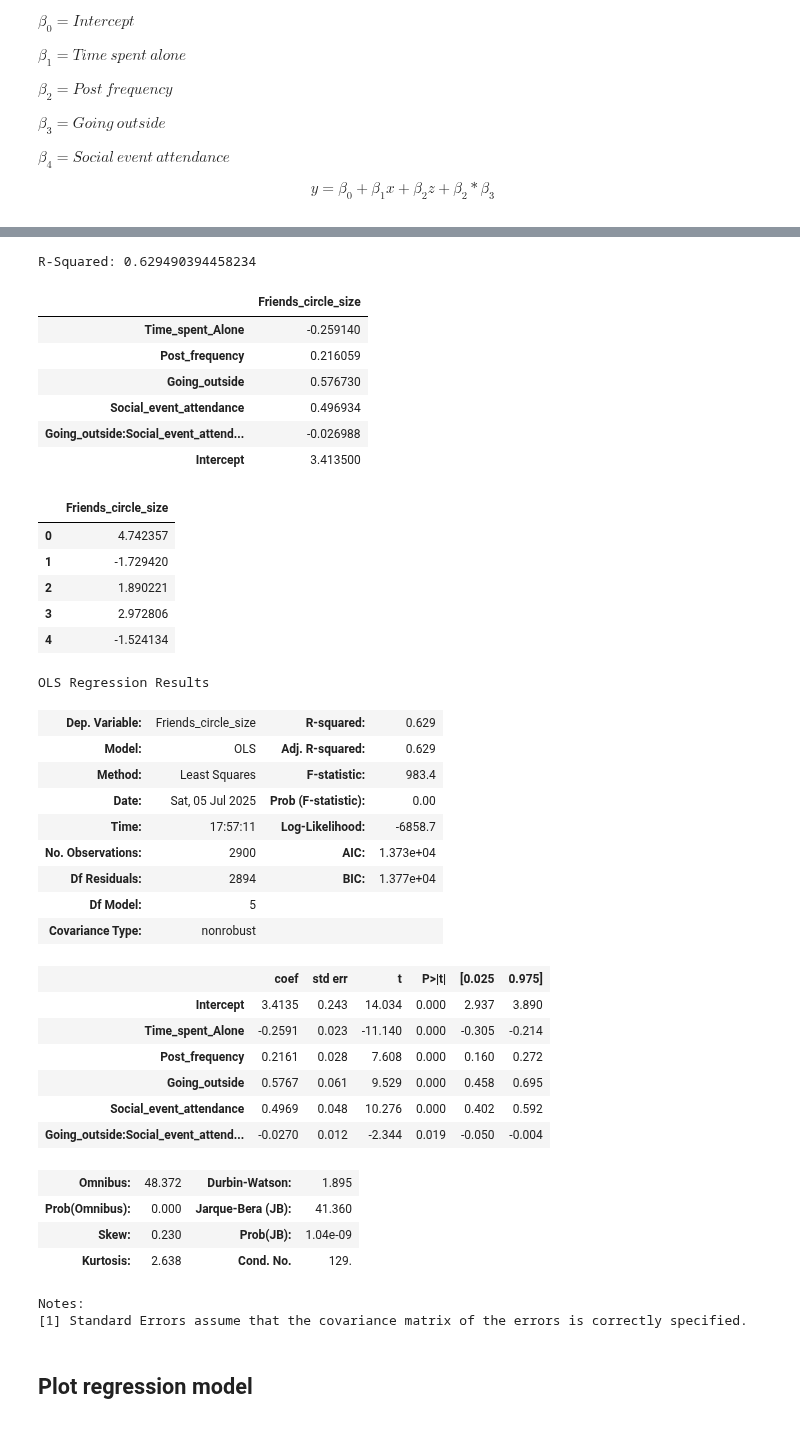
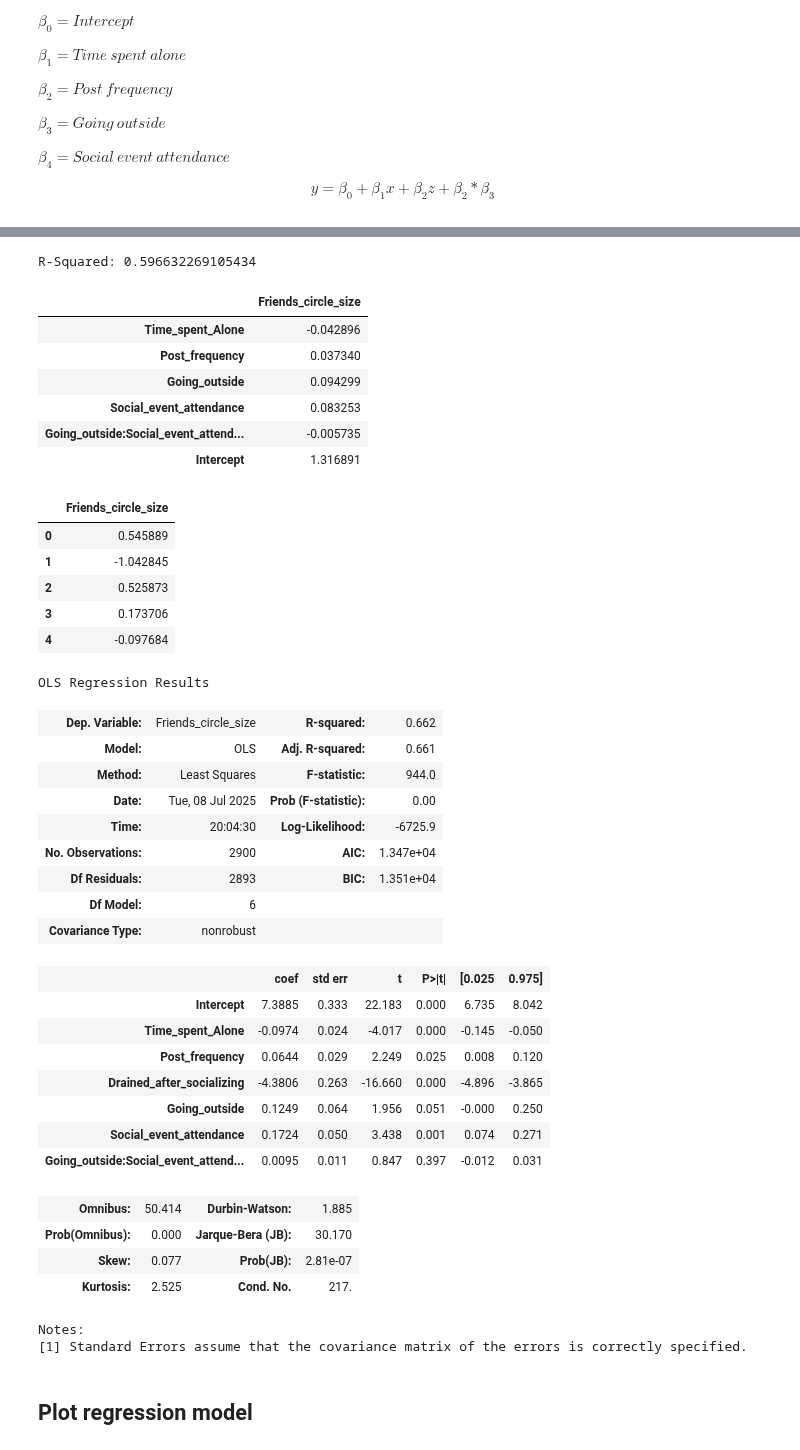
Before and after one commit to Prokope45/NeuralNetworkProject, a Jupyter notebook: RegressionAnalysis.ipynb, the cells around one changed output, grey strips where cells are left out. Drawn from its saved outputs; the diff is of its cells as text; code cells hidden in the pictures.

```diff
--- a/RegressionAnalysis.ipynb
+++ b/RegressionAnalysis.ipynb
@@ -45,7 +58,7 @@ import pandas as pd
 
 X = ra_df[["Time_spent_Alone", "Post_frequency", "Going_outside", "Social_event_attendance"]].copy()
 X["Going_outside:Social_event_attendance"] = ra_df["Going_outside"] * ra_df["Social_event_attendance"]
-y = ra_df[["Friends_circle_size"]].copy()
+y = np.log(ra_df[["Friends_circle_size"]].copy() + 1)
 
 # Append column of 1s
 X["Intercept"] = 1
@@ -73,52 +86,53 @@ residuals = y - predictions
 print("\nR-Squared: {}".format(R2.iloc[0]))
 display_side_by_side(B, residuals.head())
 # %% [output]
-R-Squared: 0.629490394458234
+R-Squared: 0.596632269105434
 |  | Friends_circle_size |
-| Time_spent_Alone | -0.259140 |
-| Post_frequency | 0.216059 |
-| Going_outside | 0.576730 |
-| Social_event_attendance | 0.496934 |
-| Going_outside:Social_event_attend... | -0.026988 |
-| Intercept | 3.413500 |
+| Time_spent_Alone | -0.042896 |
+| Post_frequency | 0.037340 |
+| Going_outside | 0.094299 |
+| Social_event_attendance | 0.083253 |
+| Going_outside:Social_event_attend... | -0.005735 |
+| Intercept | 1.316891 |
 |  | Friends_circle_size |
-| 0 | 4.742357 |
-| 1 | -1.729420 |
-| 2 | 1.890221 |
-| 3 | 2.972806 |
-| 4 | -1.524134 |
+| 0 | 0.545889 |
+| 1 | -1.042845 |
+| 2 | 0.525873 |
+| 3 | 0.173706 |
+| 4 | -0.097684 |
 # %%
 from statsmodels.formula.api import ols
 
 # Check results using statsmodels
 model = ols(
-    formula='Friends_circle_size ~ + Time_spent_Alone + Post_frequency + Going_outside*Social_event_attendance',
+    formula='Friends_circle_size ~ Time_spent_Alone + Post_frequency + Drained_after_socializing + Going_outside*Social_event_attendance',
     data=ra_df
 ).fit()
 
 model.summary()
 # %% [output]
 OLS Regression Results
-| Dep. Variable: | Friends_circle_size | R-squared: | 0.629 |
-| Model: | OLS | Adj. R-squared: | 0.629 |
-| Method: | Least Squares | F-statistic: | 983.4 |
-| Date: | Sat, 05 Jul 2025 | Prob (F-statistic): | 0.00 |
-| Time: | 17:57:11 | Log-Likelihood: | -6858.7 |
-| No. Observations: | 2900 | AIC: | 1.373e+04 |
-| Df Residuals: | 2894 | BIC: | 1.377e+04 |
-| Df Model: | 5 |  |  |
+| Dep. Variable: | Friends_circle_size | R-squared: | 0.662 |
+| Model: | OLS | Adj. R-squared: | 0.661 |
+| Method: | Least Squares | F-statistic: | 944.0 |
+| Date: | Tue, 08 Jul 2025 | Prob (F-statistic): | 0.00 |
+| Time: | 20:04:30 | Log-Likelihood: | -6725.9 |
+| No. Observations: | 2900 | AIC: | 1.347e+04 |
+| Df Residuals: | 2893 | BIC: | 1.351e+04 |
+| Df Model: | 6 |  |  |
 | Covariance Type: | nonrobust |  |  |
 |  | coef | std err | t | P>|t| | [0.025 | 0.975] |
-| Intercept | 3.4135 | 0.243 | 14.034 | 0.000 | 2.937 | 3.890 |
-| Time_spent_Alone | -0.2591 | 0.023 | -11.140 | 0.000 | -0.305 | -0.214 |
-| Post_frequency | 0.2161 | 0.028 | 7.608 | 0.000 | 0.160 | 0.272 |
-| Going_outside | 0.5767 | 0.061 | 9.529 | 0.000 | 0.458 | 0.695 |
-| Social_event_attendance | 0.4969 | 0.048 | 10.276 | 0.000 | 0.402 | 0.592 |
-| Going_outside:Social_event_attend... | -0.0270 | 0.012 | -2.344 | 0.019 | -0.050 | -0.004 |
+| Intercept | 7.3885 | 0.333 | 22.183 | 0.000 | 6.735 | 8.042 |
+| Time_spent_Alone | -0.0974 | 0.024 | -4.017 | 0.000 | -0.145 | -0.050 |
+| Post_frequency | 0.0644 | 0.029 | 2.249 | 0.025 | 0.008 | 0.120 |
+| Drained_after_socializing | -4.3806 | 0.263 | -16.660 | 0.000 | -4.896 | -3.865 |
+| Going_outside | 0.1249 | 0.064 | 1.956 | 0.051 | -0.000 | 0.250 |
+| Social_event_attendance | 0.1724 | 0.050 | 3.438 | 0.001 | 0.074 | 0.271 |
+| Going_outside:Social_event_attend... | 0.0095 | 0.011 | 0.847 | 0.397 | -0.012 | 0.031 |
-| Omnibus: | 48.372 | Durbin-Watson: | 1.895 |
-| Prob(Omnibus): | 0.000 | Jarque-Bera (JB): | 41.360 |
-| Skew: | 0.230 | Prob(JB): | 1.04e-09 |
-| Kurtosis: | 2.638 | Cond. No. | 129. |
+| Omnibus: | 50.414 | Durbin-Watson: | 1.885 |
+| Prob(Omnibus): | 0.000 | Jarque-Bera (JB): | 30.170 |
+| Skew: | 0.077 | Prob(JB): | 2.81e-07 |
+| Kurtosis: | 2.525 | Cond. No. | 217. |
 Notes:
 [1] Standard Errors assume that the covariance matrix of the errors is correctly specified.
 # %% [markdown]
```
Also changed, not shown: parts of 3 cells of this notebook.
